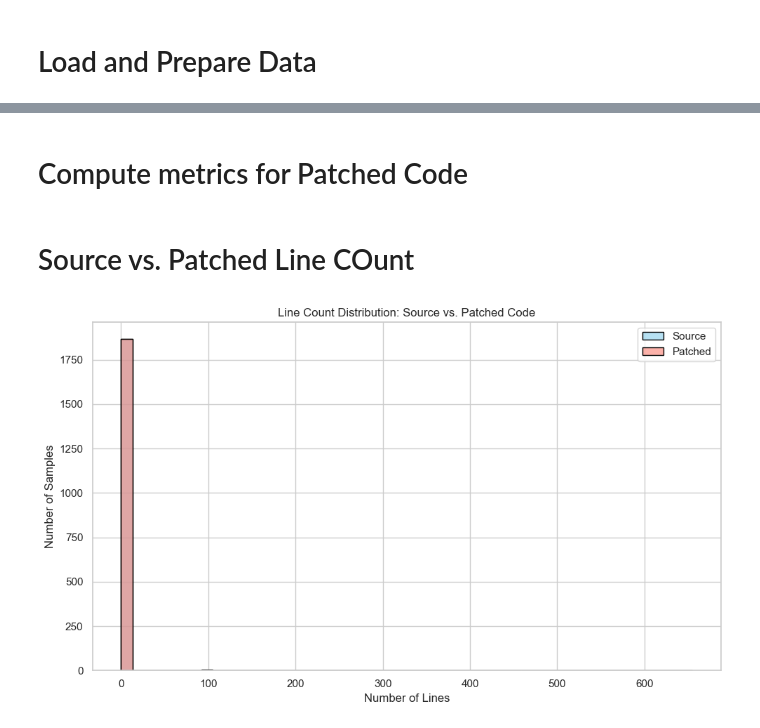
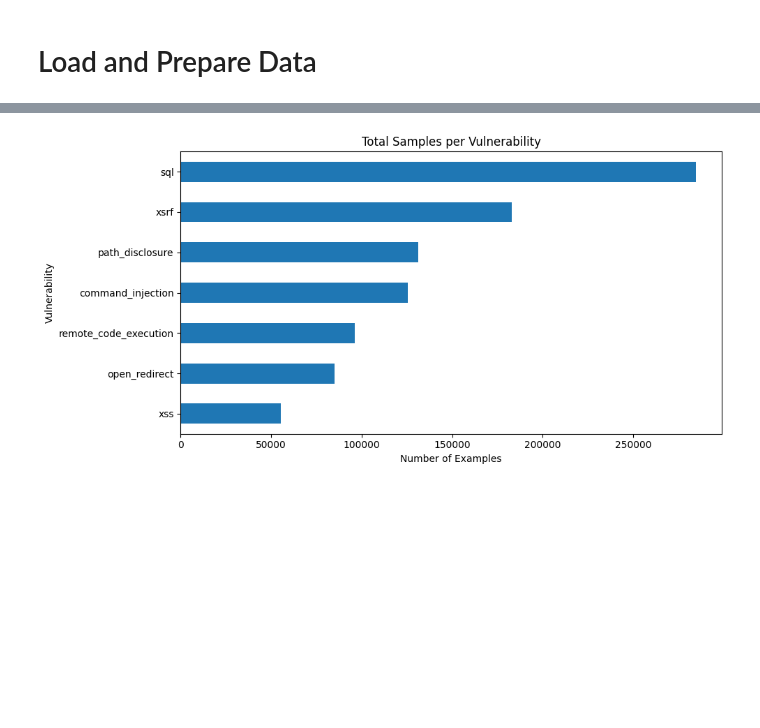
Before and after one commit to JakeHulme1/graphsec-detector, a Jupyter notebook: analysis/exploratory_analysis.ipynb, the cells around one changed output, grey strips where cells are left out. Drawn from its saved outputs; the diff is of its cells as text; code cells hidden in the pictures; blank space fills up the shorter version.

```diff
--- a/analysis/exploratory_analysis.ipynb
+++ b/analysis/exploratory_analysis.ipynb
@@ -55,2 +49,0 @@ plt.show()
-# %% [markdown]
-# Compute metrics for Patched Code
@@ -63,14 +50,8 @@ df_patched["patch_tokens"] = df_patched["new_code"].apply(lambda x: len(str(x).s
-# %% [markdown]
-# Source vs. Patched Line COunt
-# %%
-plt.figure(figsize=(10, 6))
-sns.histplot(df_patched["raw_source_len"], bins=50, label="Source", color="skyblue", edgecolor="black", alpha=0.6)
-sns.histplot(df_patched["raw_patch_len"], bins=50, label="Patched", color="salmon", edgecolor="black", alpha=0.6)
-plt.xlabel("Number of Lines")
-plt.ylabel("Number of Samples")
-plt.title("Line Count Distribution: Source vs. Patched Code")
-plt.legend()
-plt.tight_layout()
-plt.show()
-# %% [output]
-[figure, removed]
+# %%
+df_grouped = df.groupby("Vulnerability")["Total"].sum().sort_values()
+df_grouped.plot(kind="barh", title="Total Samples per Vulnerability", figsize=(10, 5))
+plt.xlabel("Number of Examples")
+plt.tight_layout()
+plt.show()
+# %% [output]
+[figure, added]
```
Also changed, not shown: parts of 14 cells of this notebook, 6 other files.
